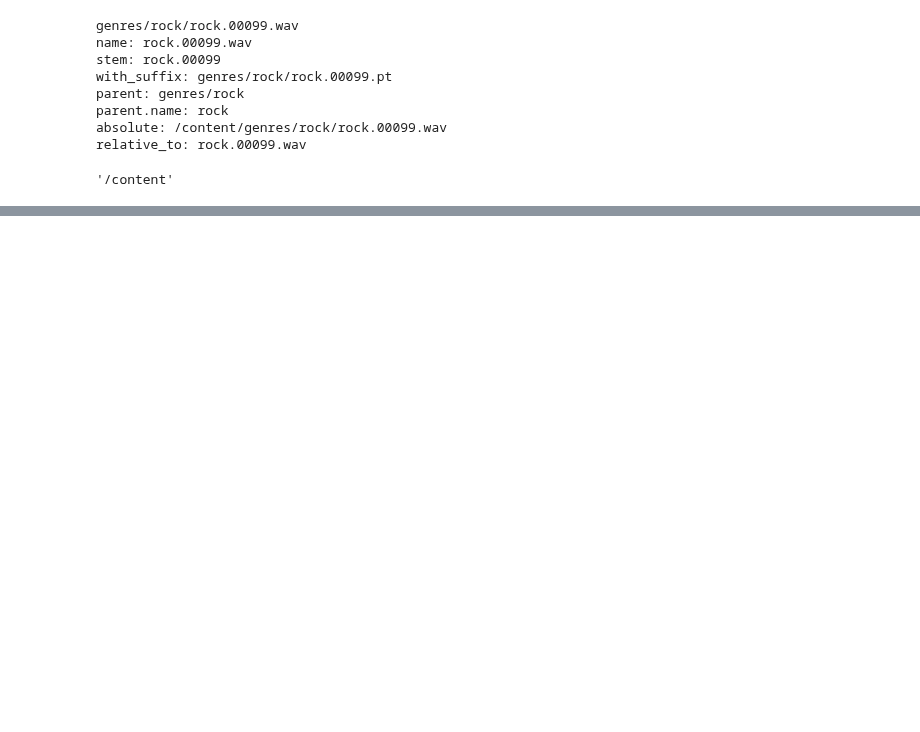
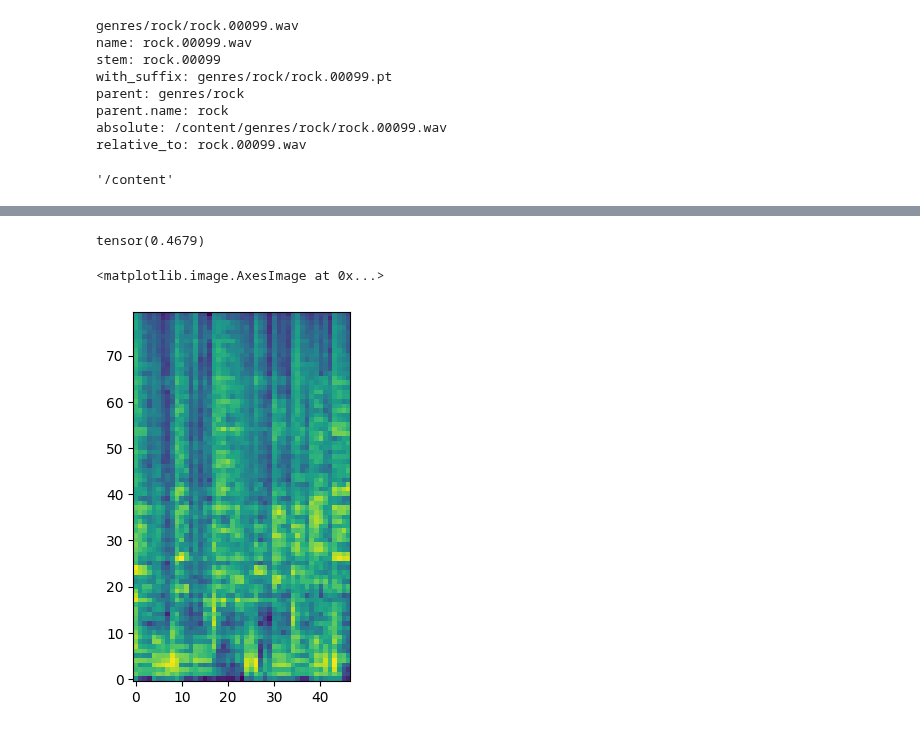
Before and after one commit to jdasam/ant5015, a Jupyter notebook: notebooks/4th_week_genre_classification.ipynb, the cells around one changed output, grey strips where cells are left out. Cells and saved outputs as stored; diff of their text form; code cells hidden in the pictures; blank space fills up the shorter version.

```diff
--- a/notebooks/4th_week_genre_classification.ipynb
+++ b/notebooks/4th_week_genre_classification.ipynb
@@ -194,0 +216,38 @@ batch
+# %%
+import torch.nn as nn
+
+class Model(nn.Module):
+  def __init__(self, out_dim=10):
+    super().__init__()
+    self.mel = torchaudio.transforms.MelSpectrogram(sample_rate=16000,
+                                                    n_fft=2048,
+                                                    hop_length=1024,
+                                                    n_mels=80
+                                                    )
+    self.db = torchaudio.transforms.AmplitudeToDB()
+    self.linear = nn.Linear(80, 32)
+    self.linear2 = nn.Linear(32, 32)
+    self.linear3 = nn.Linear(32 * 47, 32)
+    self.final_proj = nn.Linear(32, out_dim)
+
+
+  def forward(self, x): # nn.Module 은 __call__을 하면 forward로 연결됨
+    if x.ndim == 3:
+      x = x.squeeze(1) # This will delete dim=1 if dim=1 has size 1
+    # model(x) 를 할때 호출되는 함수
+    x = self.mel(x) # Batch_size x Mel_bin x Time_Frame
+    x = self.db(x) / 80   # Batch_size x Mel_bin x Time_Frame
+    x = x.transpose(1, 2) # Batch_size x Time_Frame x Mel_bin
+    x = self.linear(x) # Batch_size x Time_Frame x linear_out
+    x = x.relu()
+    x = self.linear2(x)
+    x = x.flatten(1, 2) # flatten from dim=1 to dim=2. Batch_size x (Time_Frame x Linear_out)
+    x = x.relu()
+    x = self.linear3(x) # Batch_size x Linear_dim
+    x = x.relu()
+    x = self.final_proj(x)
+    return x.softmax(dim=-1)
+
+model = Model()
+out = model(audios) # model.forward(audios)
+out
@@ -194,0 +331,10 @@ batch
+# %%
+torch.max(out[0])
+# %% [output]
+tensor(0.4679)
+# %%
+import matplotlib.pyplot as plt
+plt.imshow(out[0], origin='lower')
+# %% [output]
+<matplotlib.image.AxesImage at 0x...>
+[figure, added]
```
Also changed, not shown: parts of 14 cells of this notebook.
